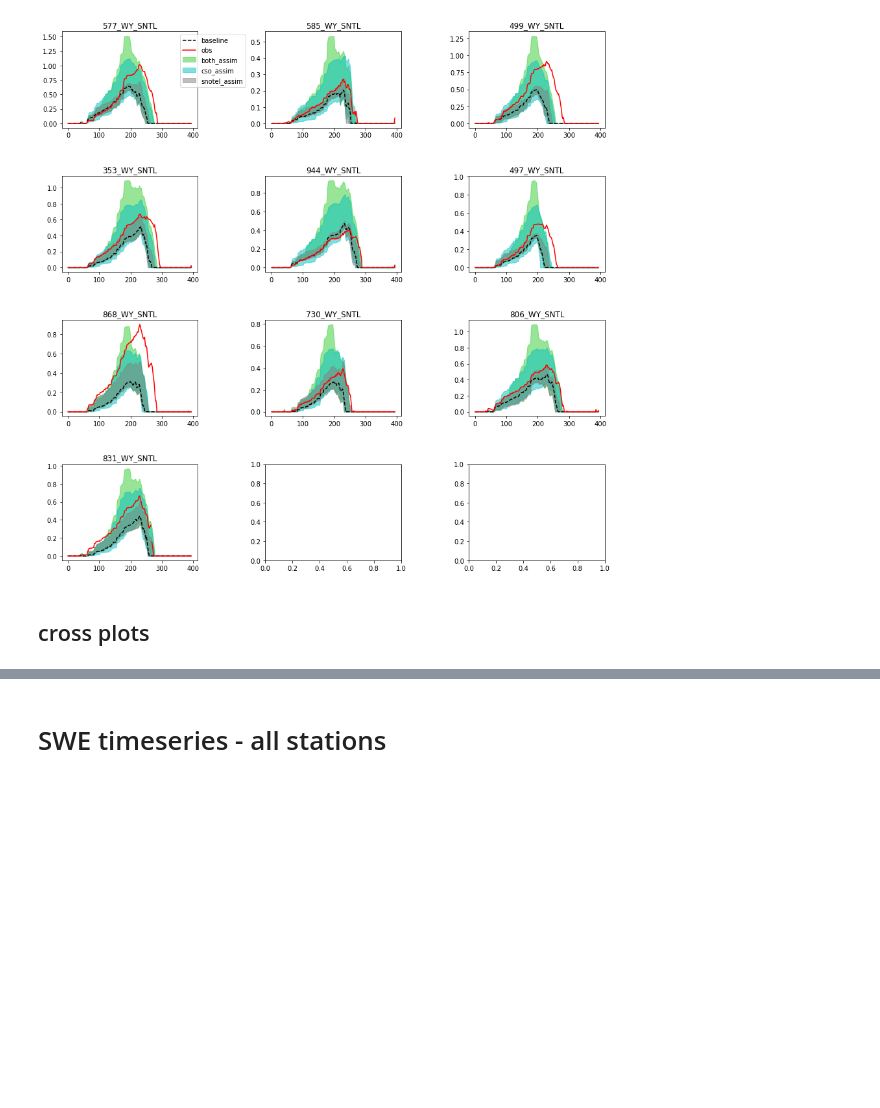
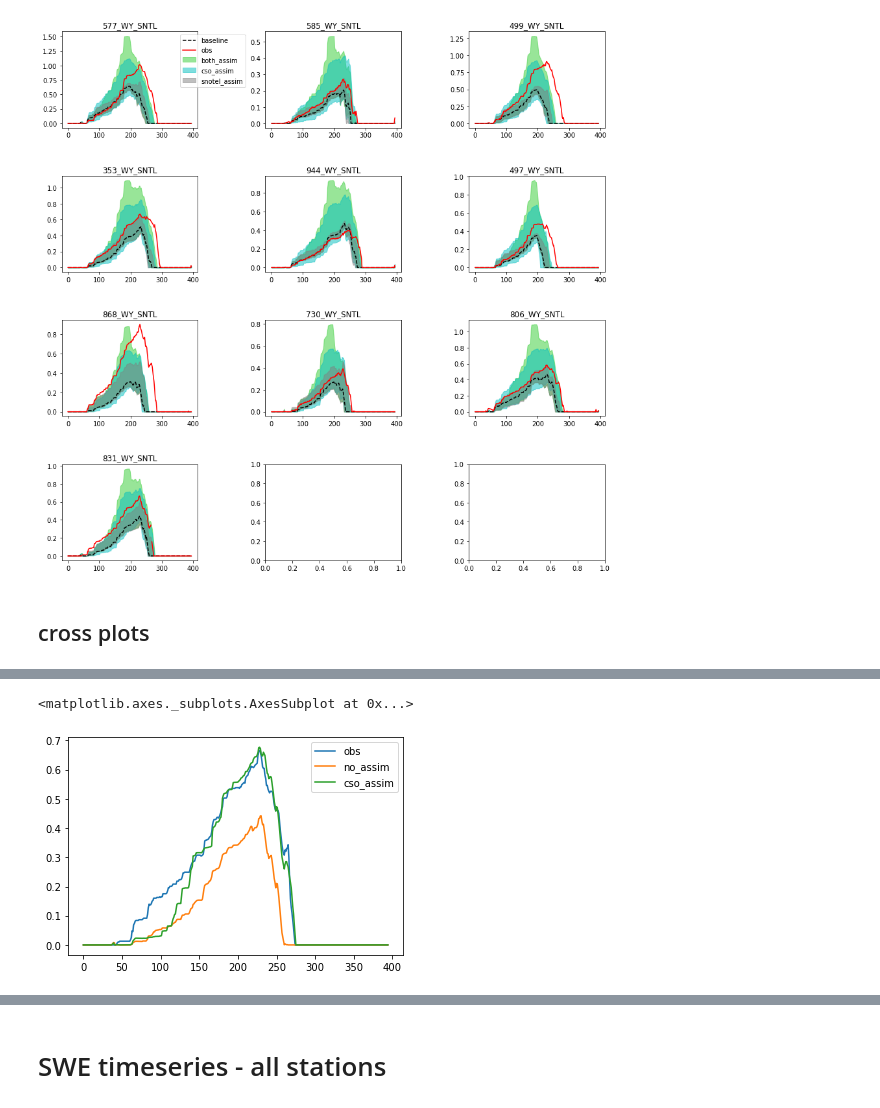
Before and after one commit to snowmodel-tools/assimilation_python, a Jupyter notebook: 05_figures.ipynb, the cells around one changed output, grey strips where cells are left out. Drawn from its saved outputs; the diff is of its cells as text; code cells hidden in the pictures; blank space fills up the shorter version.

```diff
--- a/05_figures.ipynb
+++ b/05_figures.ipynb
@@ -820,0 +864,14 @@ fig.savefig(path, dpi=300)
+# %%
+nam = '831_WY_SNTL'
+inswe = assim.swe.loc[:,nam,:]
+base_swe = inswe.loc['baseline',:].values
+swe_snotel = inswe.loc[snotel_stats.assim_run[snotel_rank==0].values[0],:].values
+swe_cso = inswe.loc[cso_stats.assim_run[cso_rank==0].values[0],:].values
+swe_both = inswe.loc[both_stats.assim_run[both_rank==0].values[0],:].values
+swe_obs = snotel_swe_all[nam].values
+df = pd.DataFrame(np.transpose([swe_obs,base_swe,swe_cso]),columns = ['obs','no_assim', 'cso_assim'])
+data = df.interpolate(method="akima")
+data.plot()
+# %% [output]
+<matplotlib.axes._subplots.AxesSubplot at 0x...>
+[figure, added]
```
Also changed, not shown: parts of 17 cells of this notebook, 26 other files.
